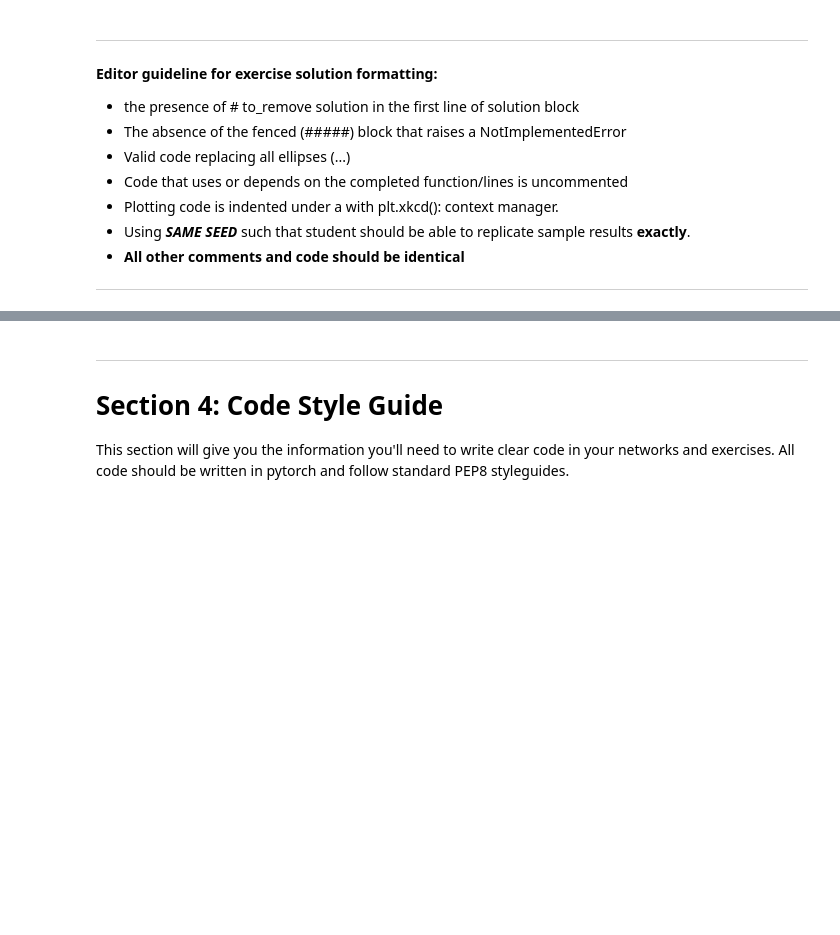
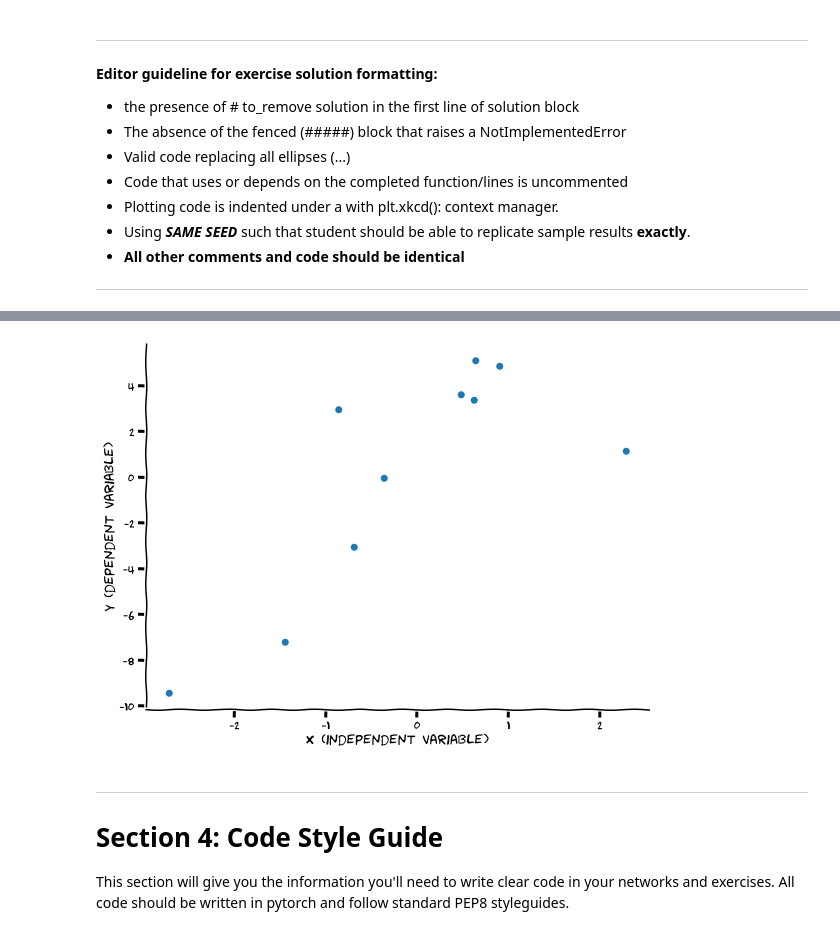
Before and after one commit to NeuromatchAcademy/content-creation, a Jupyter notebook: NeuromatchAcademy_DL_Tutorial_Carpentry.ipynb, the cells around one changed output, grey strips where cells are left out. Saved outputs shown, nothing was run; the diff lists cells and outputs as text; code cells hidden in the pictures; blank space fills up the shorter version.

Commit message:
adding a concrete exercise example

```diff
--- a/NeuromatchAcademy_DL_Tutorial_Carpentry.ipynb
+++ b/NeuromatchAcademy_DL_Tutorial_Carpentry.ipynb
@@ -169,3 +242,59 @@ with plt.xkcd():
+# %%
+def synthetic_dataset(weights, bias, num_examples=1000, sigma=0.01, seed=2021):
+  """
+  Synthetic data generator in the form:
+      y = Xw + b + gaussian_noise(0, sigma).
+
+  Parameters
+  ----------
+  weights : torch.tensor
+      weights. The length of `w` denotes the number of independent variables
+  bias : torch.tensor
+      bias (offset or intercept).
+  num_examples : INT, optional
+      DESCRIPTION. The default is 1000.
+  sigma : FLOAT, optional
+      Standard deviation of the Gaussian noise. The default is 0.01.
+  seed : INT, optional
+      Seed the RNG for reproducibility. The default is 2021.
+
+  Returns
+  -------
+  X: torch.tensor
+      the independent variable(s).
+  y: torch.tensor
+      the dependent variable
+
+  """
+
+  # Set the seed for reproducibility
+  set_seed(seed)
+
+  X = torch.normal(0, 1, (weights.shape[0], num_examples))
+  # Have a comment for every line of code they need to write, and when possible have
+  # variables written with ellipses where they should fill in or ellipses where they should
+  # fill in inputs to functions
+  y = torch.matmul(w.T, X) + b
+  # Another comment because they need to add another line of code
+  y += torch.normal(0, sigma, y.shape)
+
+  return X, y.reshape((-1, 1))
+
+
+w = torch.tensor([2.5]).reshape(-1,1)
+b = 1.2
+N = 50
+
+# Uncomment the code below to test your function
+# we usually define the plotting function in the hidden Helper Functions
+# so students don't have to see a bunch of boilerplate matplotlib code
+# xkcd style for solution plot
+X, y = synthetic_dataset(weights=w, bias=b, num_examples=10, sigma=2.5,
+                         seed=2021)
+with plt.xkcd():
+  plot_data(X, y)
+# %% [output]
+[figure, added]
 # %% [markdown]
 ---
 # Section 4: Code Style Guide
```
Also changed, not shown: parts of 17 cells of this notebook.
